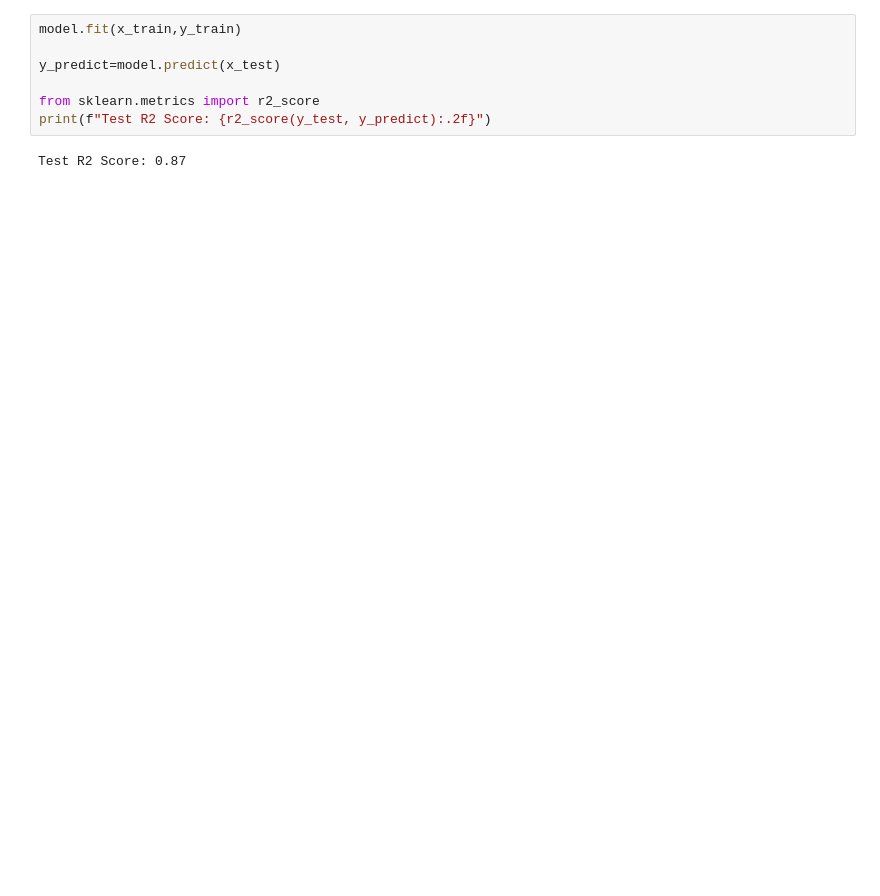
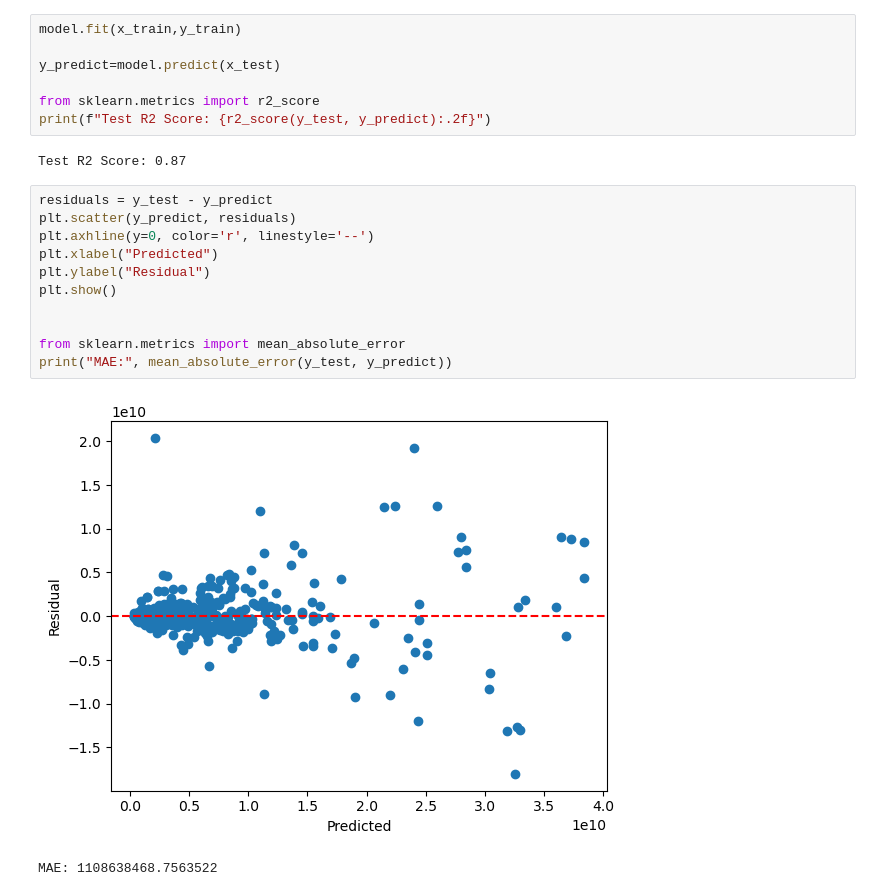
Before and after one commit to abolfazlhba/Tehran-Housing-Price-Forecast, a Jupyter notebook: Housing Forecast/RandomForestRegression.ipynb, the cells around one changed output. Drawn from its saved outputs; the diff is of its cells as text; blank space fills up the shorter version.

```diff
--- a/Housing Forecast/RandomForestRegression.ipynb
+++ b/Housing Forecast/RandomForestRegression.ipynb
@@ -65,6 +65,20 @@ from sklearn.metrics import r2_score
 print(f"Test R2 Score: {r2_score(y_test, y_predict):.2f}")
 # %% [output]
 Test R2 Score: 0.87
+# %%
+residuals = y_test - y_predict
+plt.scatter(y_predict, residuals)
+plt.axhline(y=0, color='r', linestyle='--')
+plt.xlabel("Predicted")
+plt.ylabel("Residual")
+plt.show()
+
+
+from sklearn.metrics import mean_absolute_error
+print("MAE:", mean_absolute_error(y_test, y_predict))
+# %% [output]
+[figure, added]
+MAE: 1108638468.7563522
 # %%
 pip=Pipeline([
     ('scale',StandardScaler()),
```
Also changed, not shown: parts of 4 cells of this notebook, 1 other file.
